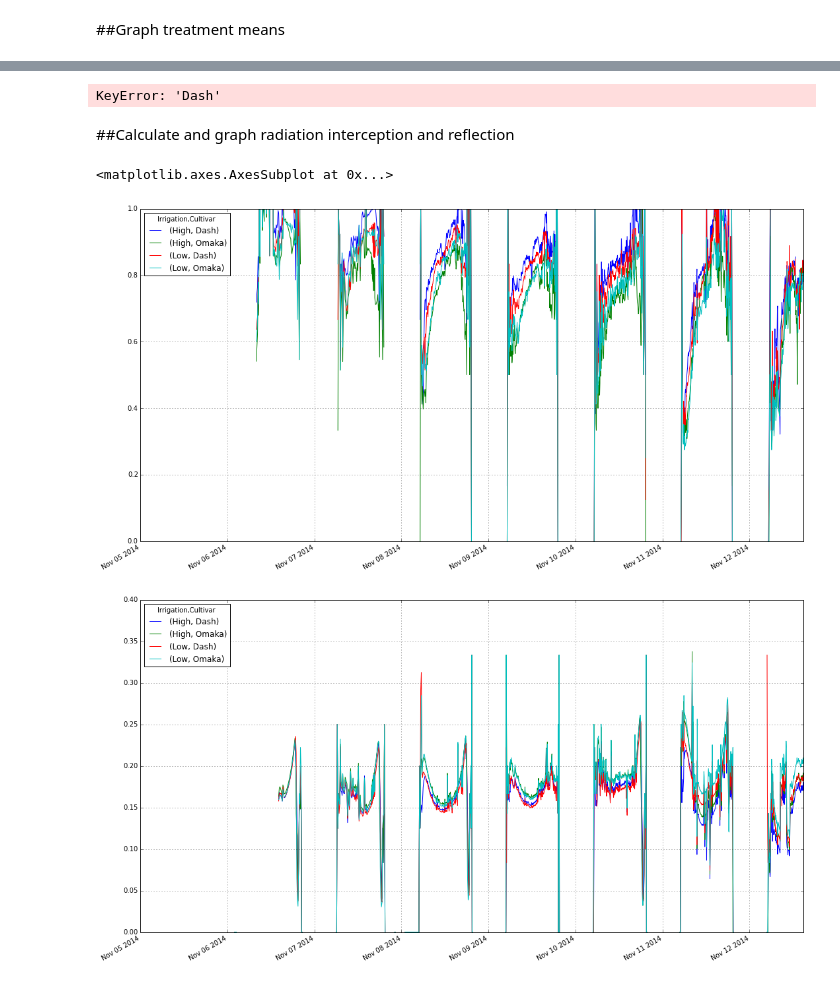
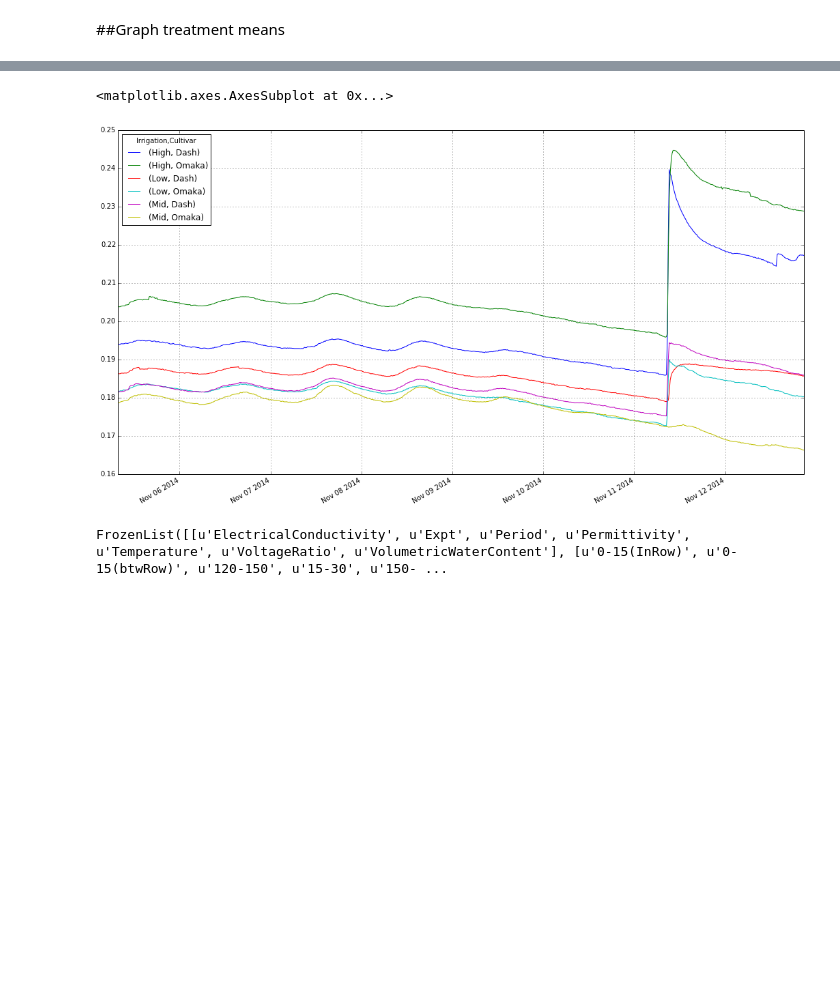
Before and after one commit to smist976/RainShelterBarley, a Jupyter notebook: SoilWaterAnalysis.ipynb, the cells around one changed output, grey strips where cells are left out. Drawn from its saved outputs; the diff is of its cells as text; code cells hidden in the pictures; blank space fills up the shorter version.

```diff
--- a/SoilWaterAnalysis.ipynb
+++ b/SoilWaterAnalysis.ipynb
@@ -66,23 +63,15 @@ Length: 697, Freq: None, Timezone: None,
            names=[u'Measurement', u'Depth', u'Irrigation', u'Cultivar'])]
 # %%
 DataMeans = Data.groupby(level=['Measurement', 'Depth', 'Irrigation', 'Cultivar'],axis=1).mean()
-DataMeans.ix[StartDateString:,'Dash'].plot(figsize=(18,10))
+DataMeans.xs(('VolumetricWaterContent','0-15(InRow)'),level=('Measurement','Depth'),axis=1).plot(figsize=(18,10))
 #DataMeans.ix[StartDateString:,['PannelTemperature','AirTemperature','SurfaceSoilTemp','SoilTemp15cm']].plot(figsize=(18,10))
 #DataMeans.ix[StartDateString:,['IR_SurfaceTemp','SurfaceSoilTemp']].plot(figsize=(18,10))
 #DataMeans.ix[StartDateString:,['AboveCanopyPAR','BelowCanopyPAR']].plot(figsize=(18,10))
 #DataMeans.ix[StartDateString:,'HeatFlux'].plot(figsize=(18,10))
 # %% [output]
-KeyError: 'Dash'
+<matplotlib.axes.AxesSubplot at 0x...>
+[figure, added]
-# %% [markdown]
-##Calculate and graph radiation interception and reflection
-# %%
-FractPARint = DataMeans.ix[StartDateString:,'BelowCanopyPAR'] / DataMeans.ix[StartDateString:,0]
-FractPARint.plot(figsize=(18,10),
-                 ylim=(0,1))
-FractRadRefl = DataMeans.ix[StartDateString:,'ReflectedRadnKW'] / Data.ix[StartDateString:,84]
-FractRadRefl.plot(figsize=(18,10),
-                 ylim=(0,.4))
-# %% [output]
-<matplotlib.axes.AxesSubplot at 0x...>
-[figure, removed]
-[figure, removed]
+# %%
+DataMeans.columns.levels
+# %% [output]
+FrozenList([[u'ElectricalConductivity', u'Expt', u'Period', u'Permittivity', u'Temperature', u'VoltageRatio', u'VolumetricWaterContent'], [u'0-15(InRow)', u'0-15(btwRow)', u'120-150', u'15-30', u'150- ...
```
Also changed, not shown: parts of 5 cells of this notebook.
